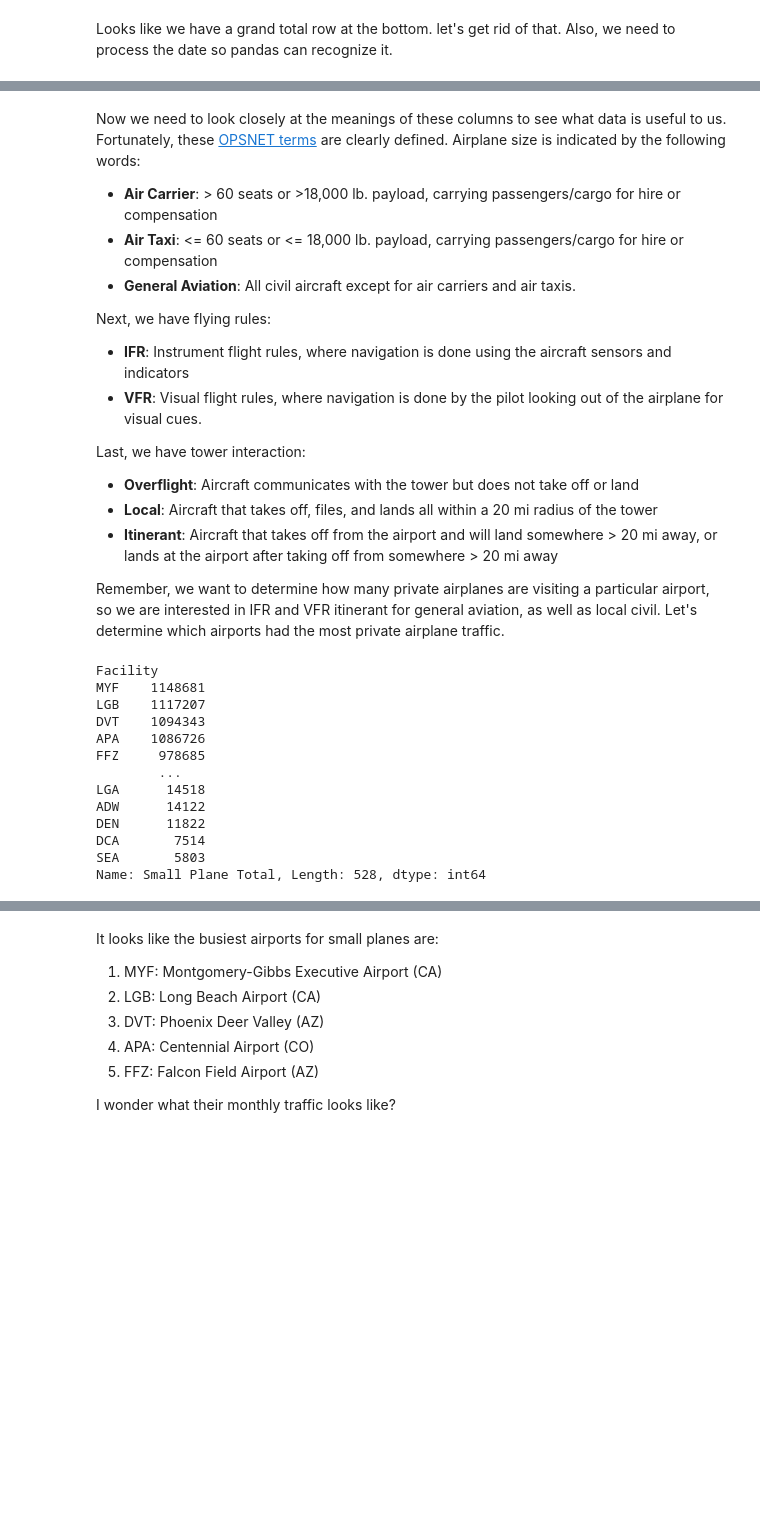
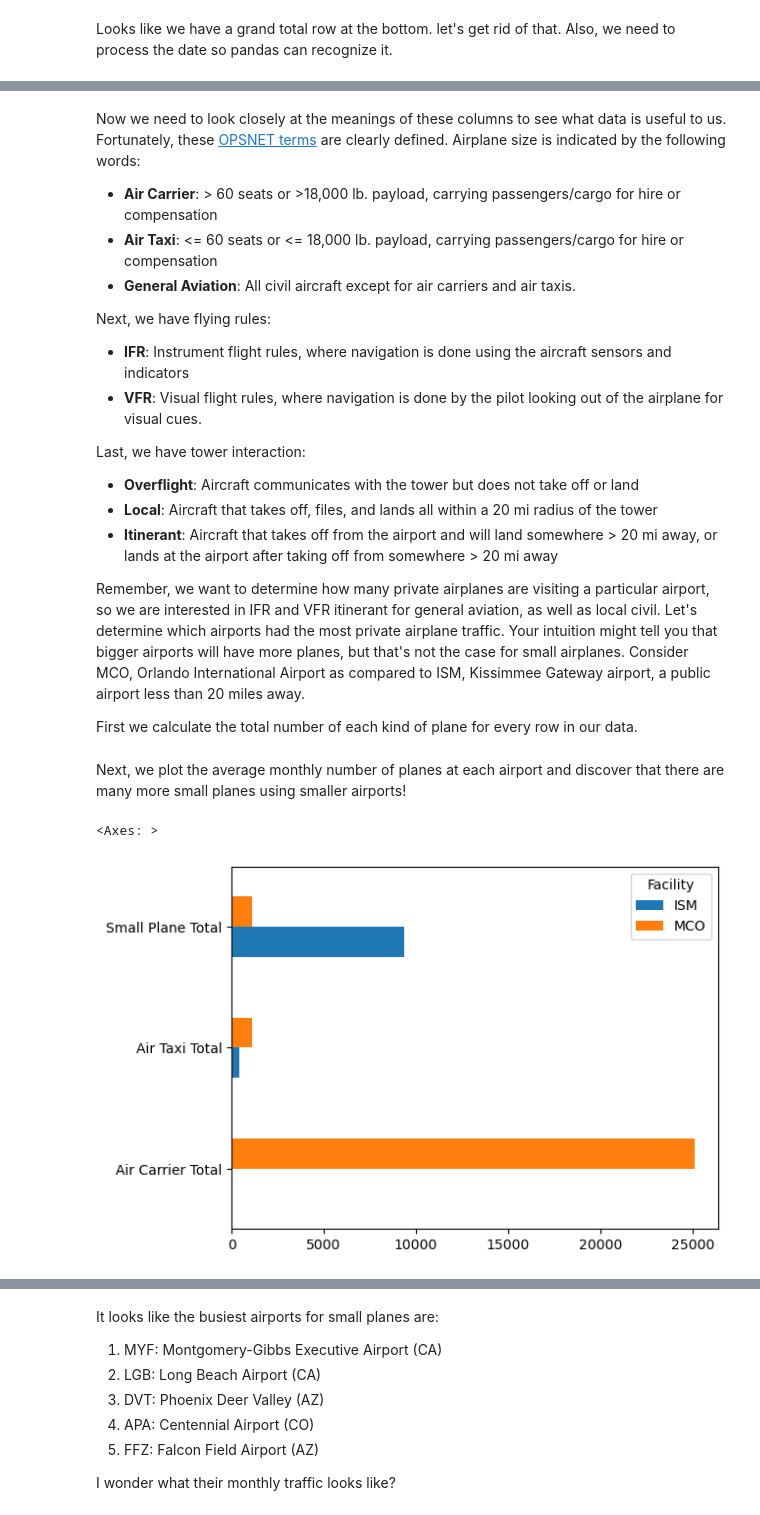
Before and after one commit to jaredcarter/data-science-portfolio, a Jupyter notebook: private-planes/Private Planes at Airports.ipynb, the cells around one changed output, grey strips where cells are left out. Drawn from its saved outputs; the diff is of its cells as text; code cells hidden in the pictures; blank space fills up the shorter version.

```diff
--- a/private-planes/Private Planes at Airports.ipynb
+++ b/private-planes/Private Planes at Airports.ipynb
@@ -172,23 +172,35 @@ Last, we have tower interaction:
 
 Remember, we want to determine how many private airplanes are visiting a particular airport, so we are interested in IFR and VFR itinerant for general aviation, as well as local civil.
 Let's determine which airports had the most private airplane traffic.
+Your intuition might tell you that bigger airports will have more planes, but that's not the case for small airplanes.
+Consider MCO, Orlando International Airport as compared to ISM, Kissimmee Gateway airport, a public airport less than 20 miles away.
+
+First we calculate the total number of each kind of plane for every row in our data.
 # %%
+df['Air Carrier Total'] = (df['IFR Itinerant Air Carrier']
+                           + df['VFR Itinerant Air Carrier'])
+
+df['Air Taxi Total'] = (df['IFR Itinerant Air Taxi']
+                        + df['VFR Itinerant Air Taxi'])
+
 df['Small Plane Total'] = (df['IFR Itinerant General Aviation']
                            + df['VFR Itinerant General Aviation']
                            + df['Local Civil'])
-total_flights = df.groupby('Facility')['Small Plane Total'].sum().sort_values(ascending=False)
-total_flights
+
+# Group by airport
+dfg = df.groupby('Facility')
-# %% [output]
-Facility
-MYF    1148681
-LGB    1117207
-DVT    1094343
-APA    1086726
-FFZ     978685
-        ...
-LGA      14518
-ADW      14122
-DEN      11822
-DCA       7514
-SEA       5803
-Name: Small Plane Total, Length: 528, dtype: int64
+# %% [markdown]
+Next, we plot the average monthly number of planes at each airport and discover that there are many more small planes using smaller airports!
+# %%
+# look at monthly totals for two airports
+mean_planes = (df.loc[df['Facility'].isin(['MCO','ISM']), ['Facility', 'Air Carrier Total', 'Air Taxi Total', 'Small Plane Total']]
+               # Group by airport
+               .groupby('Facility')
+               # Calculate the mean for each column
+               .mean())
+
+# Plot results
+mean_planes.T.plot.barh()
+# %% [output]
+<Axes: >
+[figure, added]
```
Also changed, not shown: parts of 11 cells of this notebook, 1 other file.
